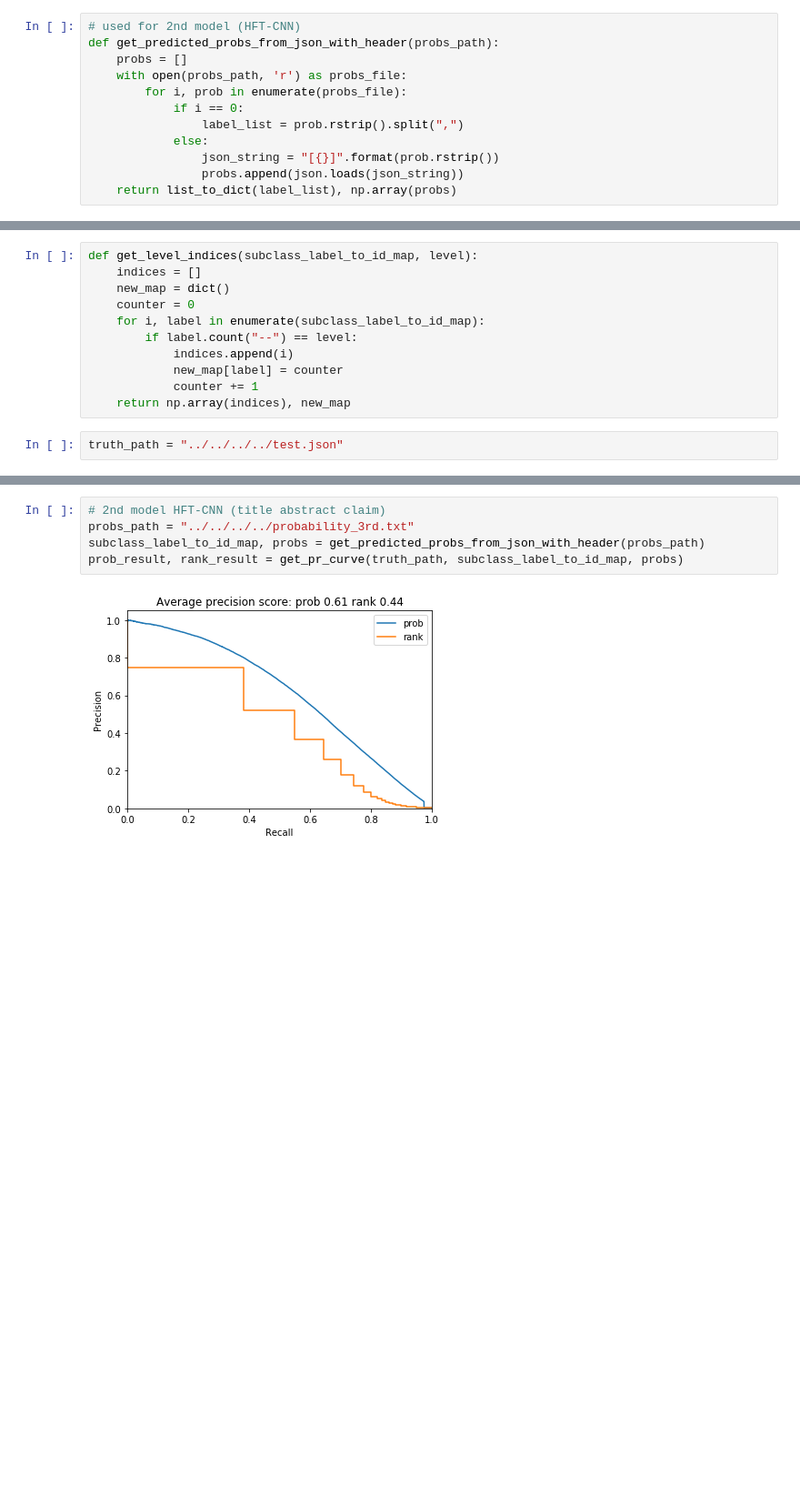
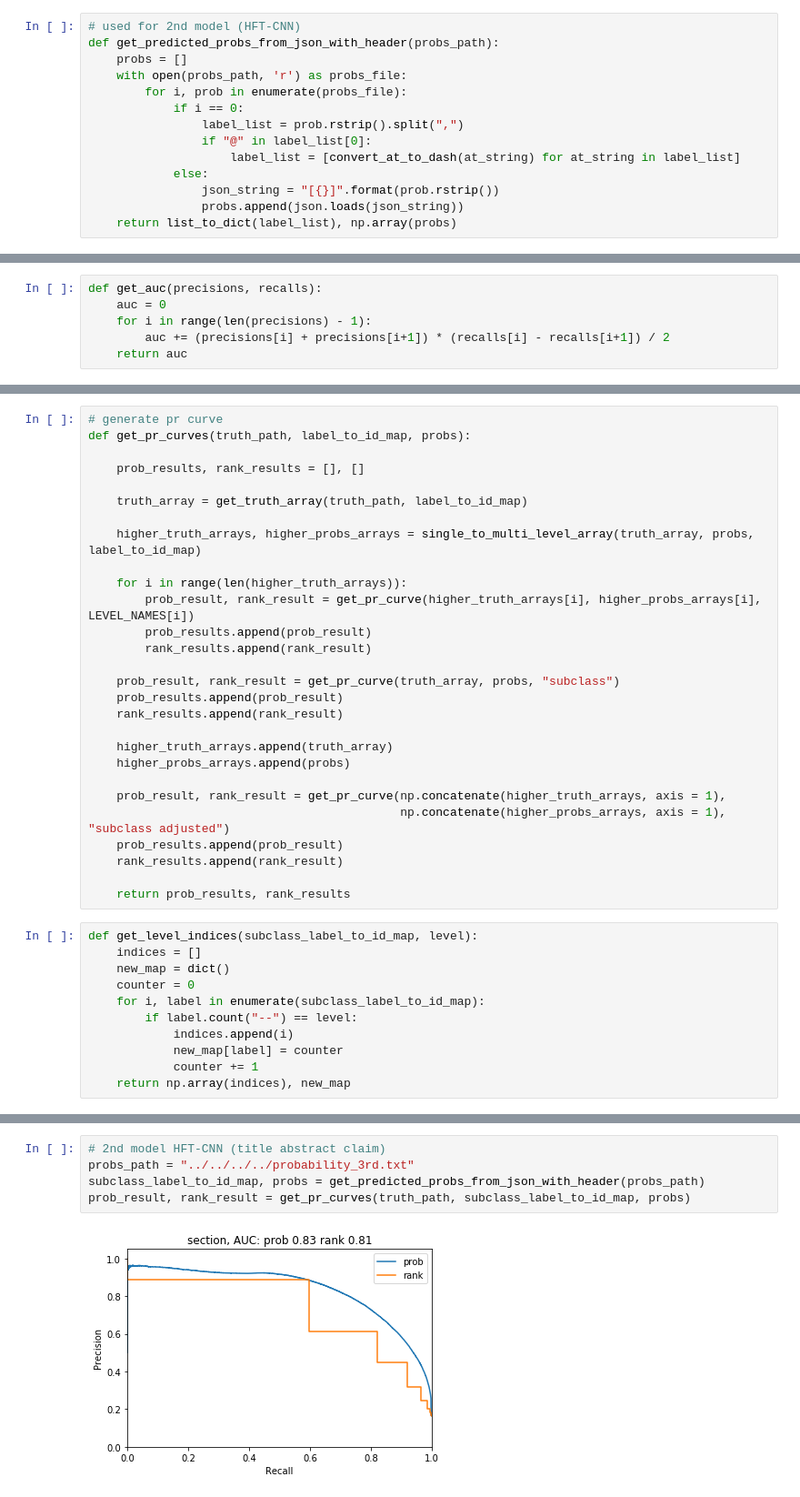
Before and after one commit to arktrail/Dorothy-Ymir, a Jupyter notebook: model/NeuralClassifier/Notebooks/prob_evaluate.ipynb, the cells around one changed output, grey strips where cells are left out. Shown at 91% size. Saved outputs shown, nothing was run; the diff lists cells and outputs as text; blank space fills up the shorter version.

```diff
--- a/model/NeuralClassifier/Notebooks/prob_evaluate.ipynb
+++ b/model/NeuralClassifier/Notebooks/prob_evaluate.ipynb
@@ -56,6 +131,8 @@ def get_predicted_probs_from_json_with_header(probs_path):
         for i, prob in enumerate(probs_file):
             if i == 0:
                 label_list = prob.rstrip().split(",")
+                if "@" in label_list[0]:
+                    label_list = [convert_at_to_dash(at_string) for at_string in label_list]
             else:
                 json_string = "[{}]".format(prob.rstrip())
                 probs.append(json.loads(json_string))
@@ -65,5 +142,11 @@ def prob_to_rank(probs):
     label_count = probs.shape[1]
     ranks = pd.DataFrame(probs).rank(axis=1, method='max')
     return np.array(ranks)
+# %%
+def get_auc(precisions, recalls):
+    auc = 0
+    for i in range(len(precisions) - 1):
+        auc += (precisions[i] + precisions[i+1]) * (recalls[i] - recalls[i+1]) / 2
+    return auc
 # %%
 # generate pr curve
@@ -94,4 +177,32 @@ def get_pr_curve(truth_path, label_to_id_map, probs):
     return prob_result, rank_result
+# %%
+# generate pr curve
+def get_pr_curves(truth_path, label_to_id_map, probs):
+
+    prob_results, rank_results = [], []
+
+    truth_array = get_truth_array(truth_path, label_to_id_map)
+
+    higher_truth_arrays, higher_probs_arrays = single_to_multi_level_array(truth_array, probs, label_to_id_map)
+
+    for i in range(len(higher_truth_arrays)):
+        prob_result, rank_result = get_pr_curve(higher_truth_arrays[i], higher_probs_arrays[i], LEVEL_NAMES[i])
+        prob_results.append(prob_result)
+        rank_results.append(rank_result)
+
+    prob_result, rank_result = get_pr_curve(truth_array, probs, "subclass")
+    prob_results.append(prob_result)
+    rank_results.append(rank_result)
+
+    higher_truth_arrays.append(truth_array)
+    higher_probs_arrays.append(probs)
+
+    prob_result, rank_result = get_pr_curve(np.concatenate(higher_truth_arrays, axis = 1),
+                                            np.concatenate(higher_probs_arrays, axis = 1), "subclass adjusted")
+    prob_results.append(prob_result)
+    rank_results.append(rank_result)
+
+    return prob_results, rank_results
 # %%
 def get_level_indices(subclass_label_to_id_map, level):
     indices = []
@@ -103,5 +214,3 @@ def get_level_indices(subclass_label_to_id_map, level):
             new_map[label] = counter
             counter += 1
     return np.array(indices), new_map
-# %%
-truth_path = "../../../../test.json"
@@ -108,7 +247,7 @@ truth_path = "../../../../test.json"
 # %%
 # 2nd model HFT-CNN (title abstract claim)
 probs_path = "../../../../probability_3rd.txt"
 subclass_label_to_id_map, probs = get_predicted_probs_from_json_with_header(probs_path)
-prob_result, rank_result = get_pr_curve(truth_path, subclass_label_to_id_map, probs)
+prob_result, rank_result = get_pr_curves(truth_path, subclass_label_to_id_map, probs)
 # %% [output]
-[figure, old version]
+[figure, new version]
```
Also changed, not shown: parts of 17 cells of this notebook, 2 other files.
